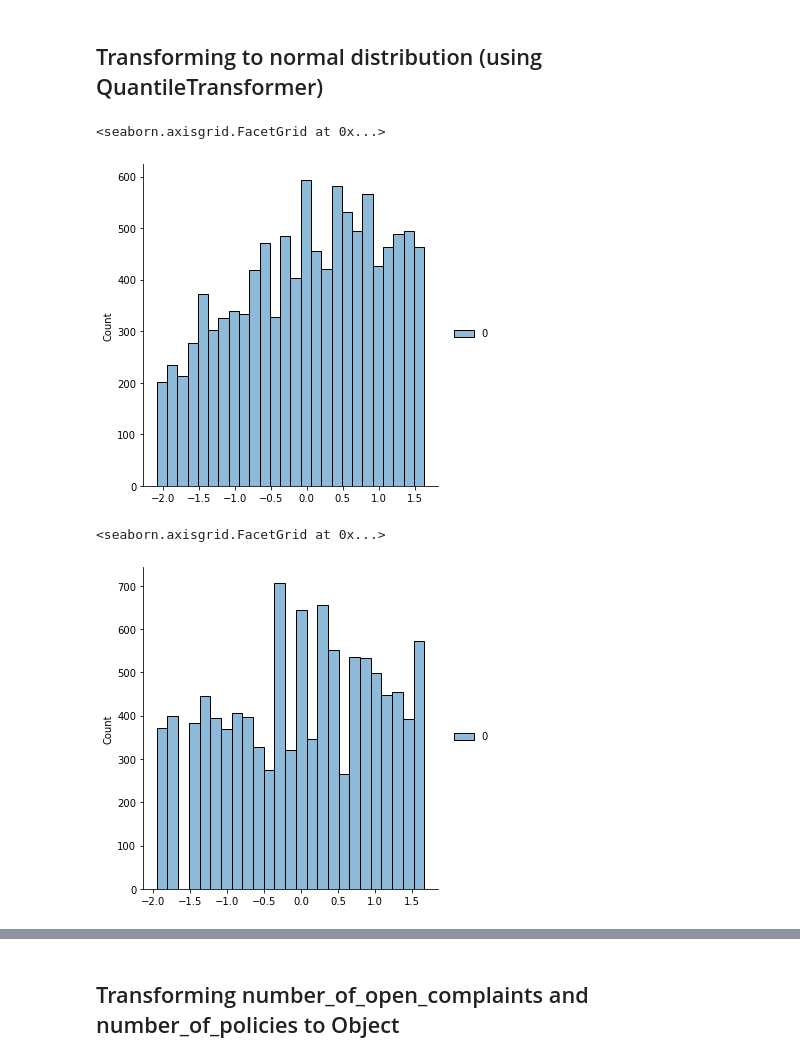
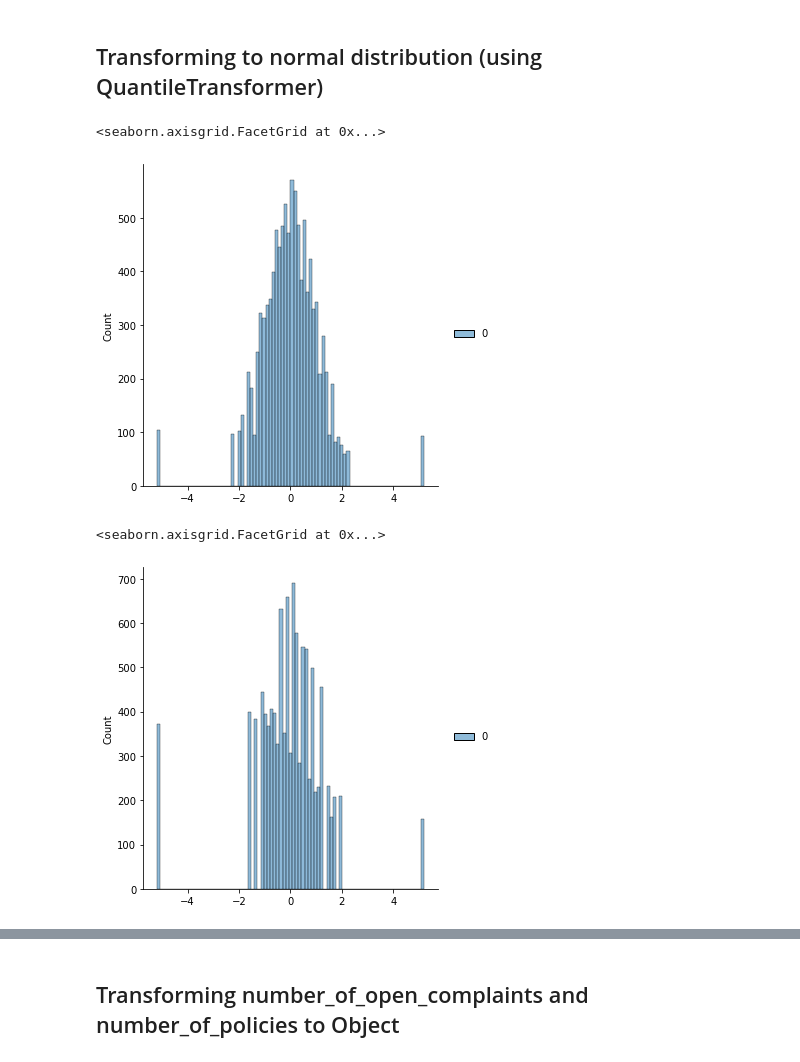
Before and after one commit to CrisQueCris/IronChristoph, a Jupyter notebook: Customer_Analysis_Case_Study/Customers Modelling.ipynb, the cells around one changed output, grey strips where cells are left out. Saved outputs shown, nothing was run; the diff lists cells and outputs as text; code cells hidden in the pictures.

```diff
--- a/Customer_Analysis_Case_Study/Customers Modelling.ipynb
+++ b/Customer_Analysis_Case_Study/Customers Modelling.ipynb
@@ -129,20 +129,20 @@ array([[<AxesSubplot:title={'center':'Unnamed: 0'}>,
 # %%
 ## months_since_policy_inception
 
 pt = PowerTransformer()
 qt = QuantileTransformer(output_distribution="normal")
-months_since_policy_inception_transformed=pt.fit_transform(df['months_since_policy_inception'].to_numpy().reshape(-1,1))
+months_since_policy_inception_transformed=qt.fit_transform(df['months_since_policy_inception'].to_numpy().reshape(-1,1))
 sns.displot(months_since_policy_inception_transformed)
 # %% [output]
 <seaborn.axisgrid.FacetGrid at 0x...>
-[figure, old version]
+[figure, new version]
 # %%
 ## months_since_last_claim
 
-months_since_last_claim_transformed=pt.fit_transform(df['months_since_last_claim'].to_numpy().reshape(-1,1))
+months_since_last_claim_transformed=qt.fit_transform(df['months_since_last_claim'].to_numpy().reshape(-1,1))
 sns.displot(months_since_last_claim_transformed)
 # %% [output]
 <seaborn.axisgrid.FacetGrid at 0x...>
-[figure, old version]
+[figure, new version]
 # %%
 ## customer_lifetime_value_transformed
```
Also changed, not shown: parts of 82 cells of this notebook.
